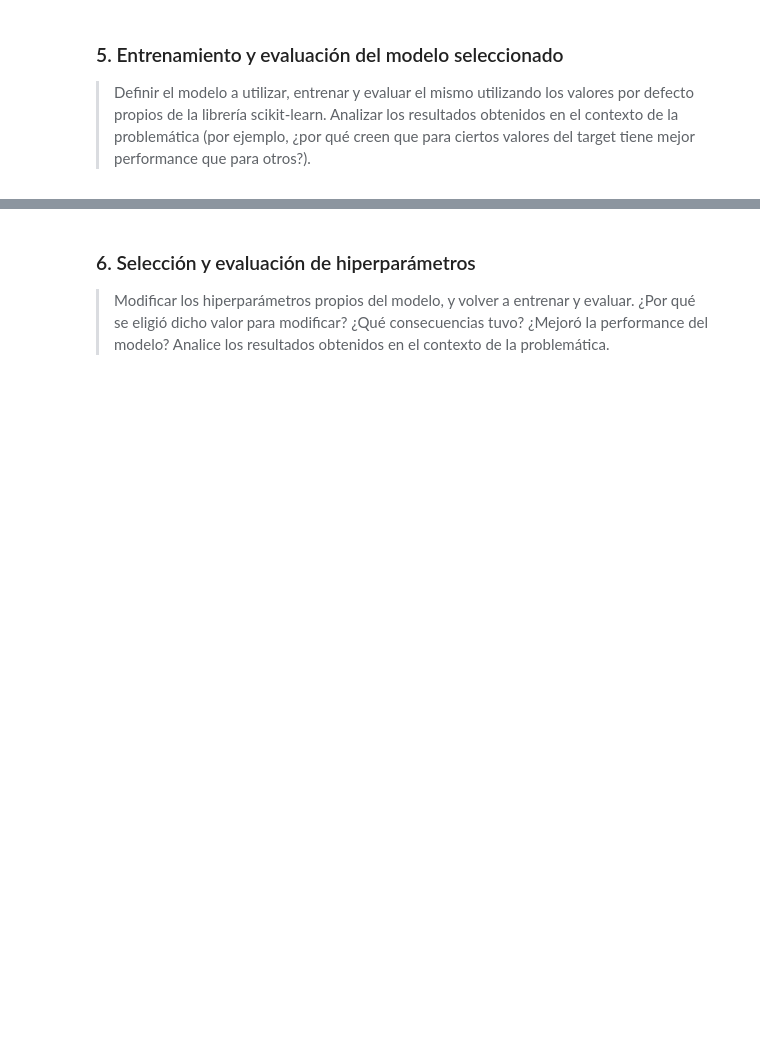
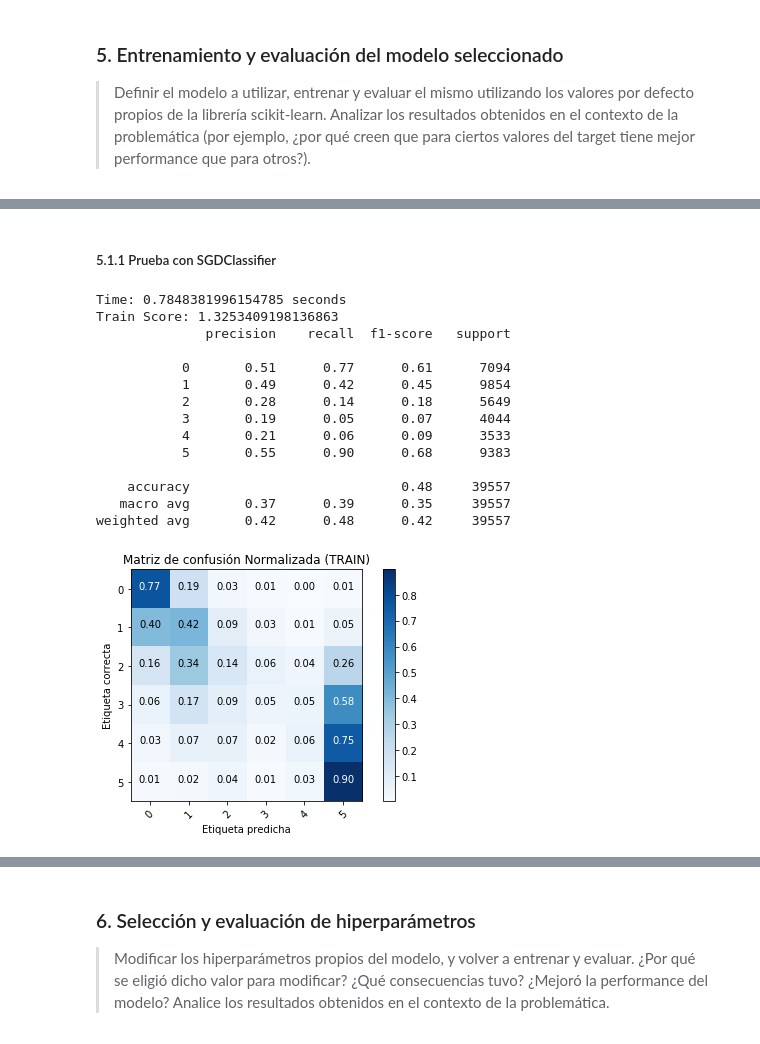
Before and after one commit to NSalina/diplodatos_2019, a Jupyter notebook: mentoria_envios/Practico3_IAA_Mentoria_cuando_llega.ipynb, the cells around one changed output, grey strips where cells are left out. Drawn from its saved outputs; the diff is of its cells as text; code cells hidden in the pictures; blank space fills up the shorter version.

```diff
--- a/mentoria_envios/Practico3_IAA_Mentoria_cuando_llega.ipynb
+++ b/mentoria_envios/Practico3_IAA_Mentoria_cuando_llega.ipynb
@@ -292,5 +396,5 @@ Name: ds_train, dtype: int64
 # %% [markdown]
 A continuación, se separan los datasets de train y test de acuerdo al análisis previo. Para el entrenamiento y validación de modelos se hará uso del dataset de train y se guardará el dataset de test para evaluar la performance de nuestros modelos.
 # %%
-ds_test = ds[~ds['ds_train']]
-ds_train = ds[ds['ds_train']]
+ds_test = ds[~ds['ds_train']][features_all + [TARGET_ID, TARGET_ID_REG]]
+ds_train = ds[ds['ds_train']][features_all + [TARGET_ID, TARGET_ID_REG]]
@@ -495,0 +430,47 @@ plot_confusion_matrix(confusion_matrix(labels_test, y_pred_test),normalize=True,
+# %%
+results = pd.DataFrame(columns=('name','model', 'train_score','test_score', 'time','phase'))
+# %%
+features_sample, features_xx, labels_sample, labels_xx = train_test_split(ds_train[features_all], \
+                                                    ds_train[TARGET_ID],
+                                                    stratify=ds_train[TARGET_ID],
+                                                    test_size=0.90)
+features_xx = None
+labels_xx = None
+# %%
+sc = StandardScaler()
+features_sample_std = sc.fit_transform(features_sample)
+# %% [markdown]
+##### 5.1.1 Prueba con SGDClassifier
+# %%
+start_time = time.time()
+sgdc_linear = linear_model.SGDClassifier(random_state=0)
+sgdc_linear.fit(features_sample_std,labels_sample)
+y_pred_train = sgdc_linear.predict(features_sample_std)
+total_time = time.time() - start_time
+print("Time: %s seconds" % (total_time))
+results = results.append({'name': 'SGDClassifier',
+                          'model': sgdc_linear,
+                          'train_score': rsme(y_pred_train,labels_sample),
+                          'test_score': np.NaN,
+                          'time': total_time,
+                          'phase': 'Prueba'}, ignore_index=True)
+print("Train Score: %s" % rsme(labels_sample, y_pred_train))
+print(classification_report(labels_sample, y_pred_train,labels=TARGET_CLASES))
+plot_confusion_matrix(confusion_matrix(labels_sample, y_pred_train),normalize=True,
+                          classes=TARGET_CLASES, title="Matriz de confusión Normalizada (TRAIN)")
+# %% [output]
+Time: 0.7848381996154785 seconds
+Train Score: 1.3253409198136863
+              precision    recall  f1-score   support
+
+           0       0.51      0.77      0.61      7094
+           1       0.49      0.42      0.45      9854
+           2       0.28      0.14      0.18      5649
+           3       0.19      0.05      0.07      4044
+           4       0.21      0.06      0.09      3533
+           5       0.55      0.90      0.68      9383
+
+    accuracy                           0.48     39557
+   macro avg       0.37      0.39      0.35     39557
+weighted avg       0.42      0.48      0.42     39557
+[figure, added]
```
Also changed, not shown: parts of 143 cells of this notebook.
